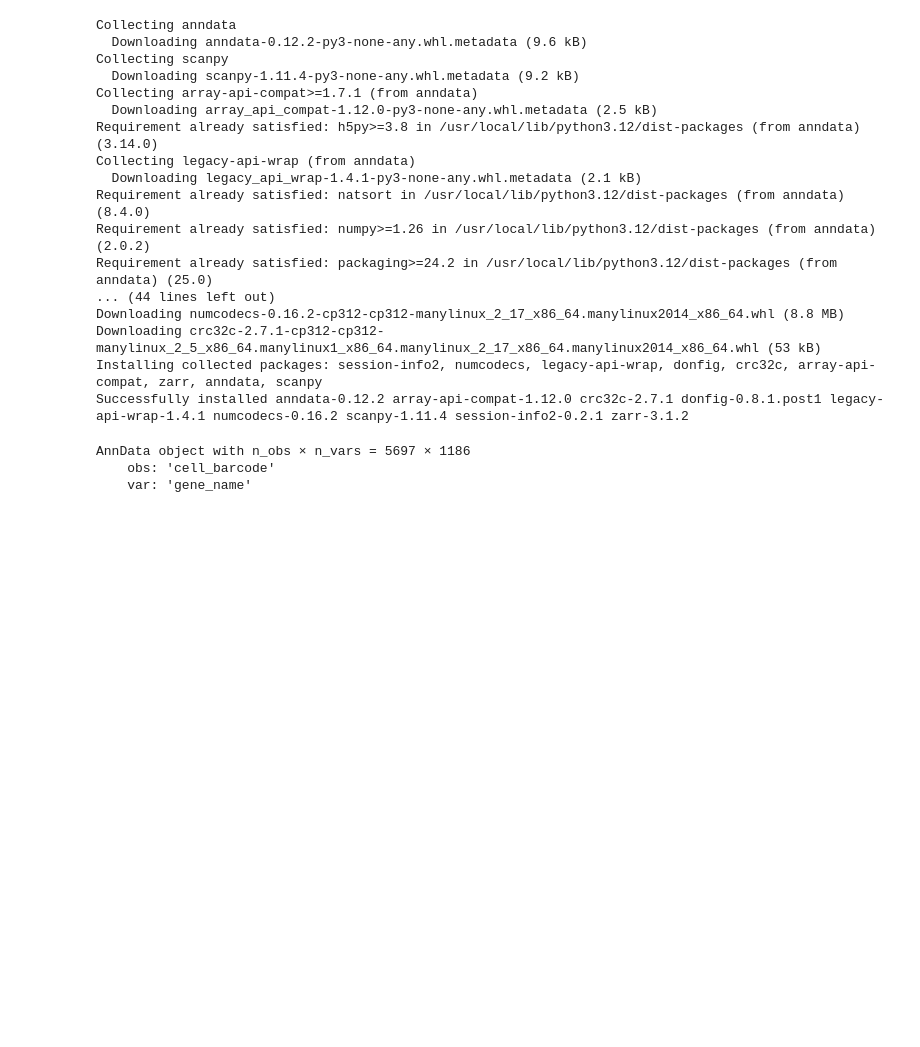
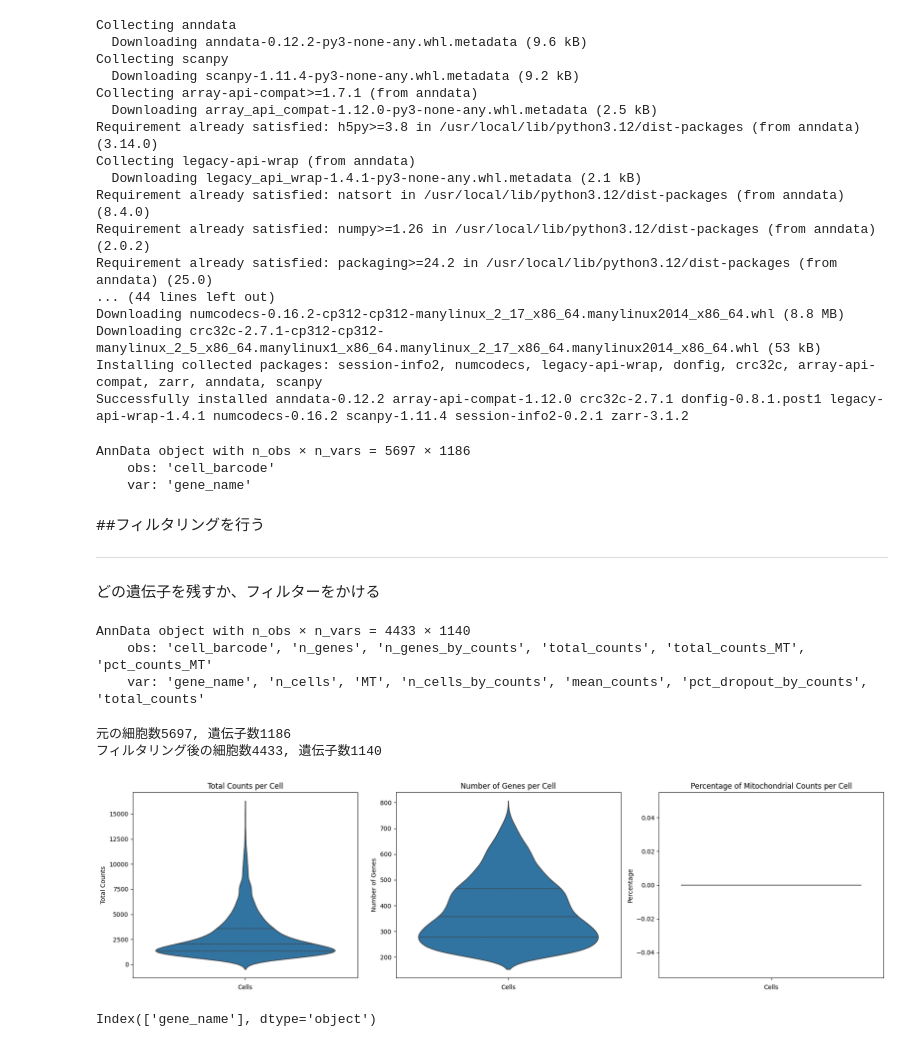
Before and after one commit to jamagiwa/Kaggle, a Jupyter notebook: GBM_scRNAseq.ipynb, the cells around one changed output. Cells and saved outputs as stored; diff of their text form; code cells hidden in the pictures; blank space fills up the shorter version.

```diff
--- a/GBM_scRNAseq.ipynb
+++ b/GBM_scRNAseq.ipynb
@@ -110,3 +110,67 @@ print(adata)
 AnnData object with n_obs × n_vars = 5697 × 1186
     obs: 'cell_barcode'
     var: 'gene_name'
+# %% [markdown]
+##フィルタリングを行う
+
+---
+どの遺伝子を残すか、フィルターをかける
+# %%
+print(adata_fil[])
+# %% [output]
+AnnData object with n_obs × n_vars = 4433 × 1140
+    obs: 'cell_barcode', 'n_genes', 'n_genes_by_counts', 'total_counts', 'total_counts_MT', 'pct_counts_MT'
+    var: 'gene_name', 'n_cells', 'MT', 'n_cells_by_counts', 'mean_counts', 'pct_dropout_by_counts', 'total_counts'
+# %%
+#anndataのコピーを作成、元データの保護
+adata_fil = adata.copy()
+
+#遺伝子のフィルタリング
+#少なくとも3つの細胞で発現している遺伝子を残す
+#pp...pre-processing
+sc.pp.filter_genes(adata_fil, min_cells=3)
+
+#少なくとも200の細胞で発現している遺伝子を残す
+sc.pp.filter_cells(adata_fil, min_genes=200)
+
+print(f"元の細胞数{adata.n_obs}, 遺伝子数{adata.n_vars}")
+print(f"フィルタリング後の細胞数{adata_fil.n_obs}, 遺伝子数{adata_fil.n_vars}")
+# %% [output]
+元の細胞数5697, 遺伝子数1186
+フィルタリング後の細胞数4433, 遺伝子数1140
+# %%
+#ミトコンドリア遺伝子を識別する
+#"MT"で始まる遺伝子を探す
+adata_fil.var['MT'] = adata_fil.var["gene_name"].str.startswith("MT-")
+
+fig, axes = plt.subplots(1, 3, figsize=(18, 5))
+
+# QCメトリクスを計算
+sc.pp.calculate_qc_metrics(adata_fil, qc_vars=['MT'], percent_top=None, log1p=False, inplace=True)
+
+# バイオリンプロット1: 総読取数
+sns.violinplot(y='total_counts', data=adata_fil.obs, ax=axes[0], inner='quartile')
+axes[0].set_title('Total Counts per Cell')
+axes[0].set_xlabel('Cells')
+axes[0].set_ylabel('Total Counts')
+
+# バイオリンプロット2: 発現遺伝子数
+sns.violinplot(y='n_genes_by_counts', data=adata_fil.obs, ax=axes[1], inner='quartile')
+axes[1].set_title('Number of Genes per Cell')
+axes[1].set_xlabel('Cells')
+axes[1].set_ylabel('Number of Genes')
+
+# バイオリンプロット3: ミトコンドリア遺伝子の割合
+sns.violinplot(y='pct_counts_MT', data=adata_fil.obs, ax=axes[2], inner='quartile')
+axes[2].set_title('Percentage of Mitochondrial Counts per Cell')
+axes[2].set_xlabel('Cells')
+axes[2].set_ylabel('Percentage')
+
+plt.tight_layout()
+plt.show()
+# %% [output]
+[figure, added]
+# %%
+print(adata.var.columns)
+# %% [output]
+Index(['gene_name'], dtype='object')
```
